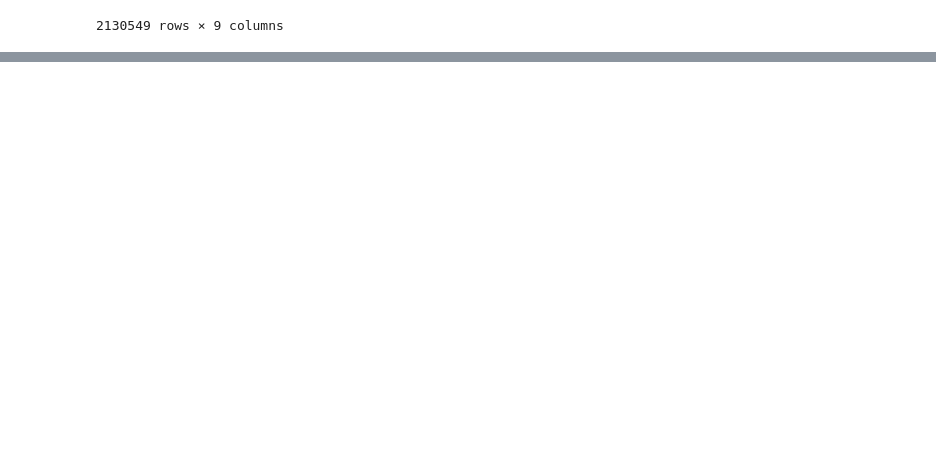
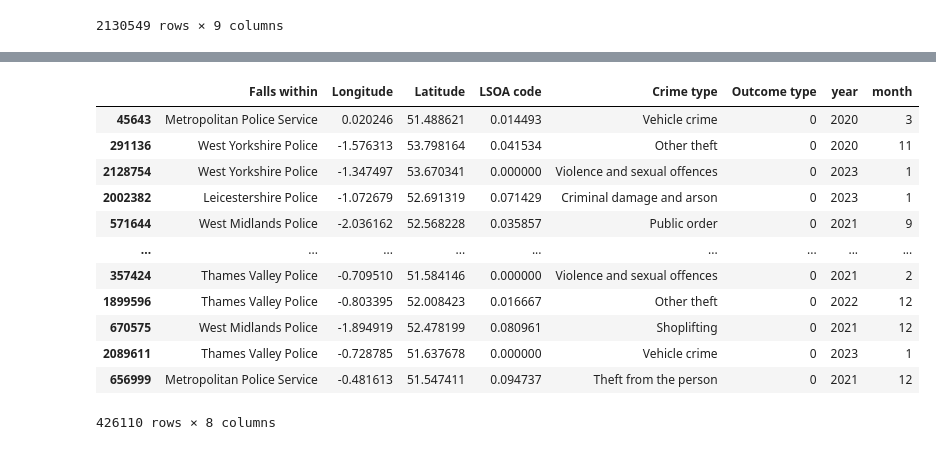
Before and after one commit to saquibmohiuddin/cubed-workshop, a Jupyter notebook: ml_lab.ipynb, the cells around one changed output, grey strips where cells are left out. Cells and saved outputs as stored; diff of their text form; code cells hidden in the pictures; blank space fills up the shorter version.

```diff
--- a/ml_lab.ipynb
+++ b/ml_lab.ipynb
@@ -131,0 +242,18 @@ df
+# %%
+df_test['LSOA code'] = df_test['LSOA code'].map(mean_encoded)
+# %%
+df_test
+# %% [output]
+|  | Falls within | Longitude | Latitude | LSOA code | Crime type | Outcome type | year | month |
+| 45643 | Metropolitan Police Service | 0.020246 | 51.488621 | 0.014493 | Vehicle crime | 0 | 2020 | 3 |
+| 291136 | West Yorkshire Police | -1.576313 | 53.798164 | 0.041534 | Other theft | 0 | 2020 | 11 |
+| 2128754 | West Yorkshire Police | -1.347497 | 53.670341 | 0.000000 | Violence and sexual offences | 0 | 2023 | 1 |
+| 2002382 | Leicestershire Police | -1.072679 | 52.691319 | 0.071429 | Criminal damage and arson | 0 | 2023 | 1 |
+| 571644 | West Midlands Police | -2.036162 | 52.568228 | 0.035857 | Public order | 0 | 2021 | 9 |
+| ... | ... | ... | ... | ... | ... | ... | ... | ... |
+| 357424 | Thames Valley Police | -0.709510 | 51.584146 | 0.000000 | Violence and sexual offences | 0 | 2021 | 2 |
+| 1899596 | Thames Valley Police | -0.803395 | 52.008423 | 0.016667 | Other theft | 0 | 2022 | 12 |
+| 670575 | West Midlands Police | -1.894919 | 52.478199 | 0.080961 | Shoplifting | 0 | 2021 | 12 |
+| 2089611 | Thames Valley Police | -0.728785 | 51.637678 | 0.000000 | Vehicle crime | 0 | 2023 | 1 |
+| 656999 | Metropolitan Police Service | -0.481613 | 51.547411 | 0.094737 | Theft from the person | 0 | 2021 | 12 |
+426110 rows × 8 columns
```
Also changed, not shown: parts of 31 cells of this notebook, 3 other files.
